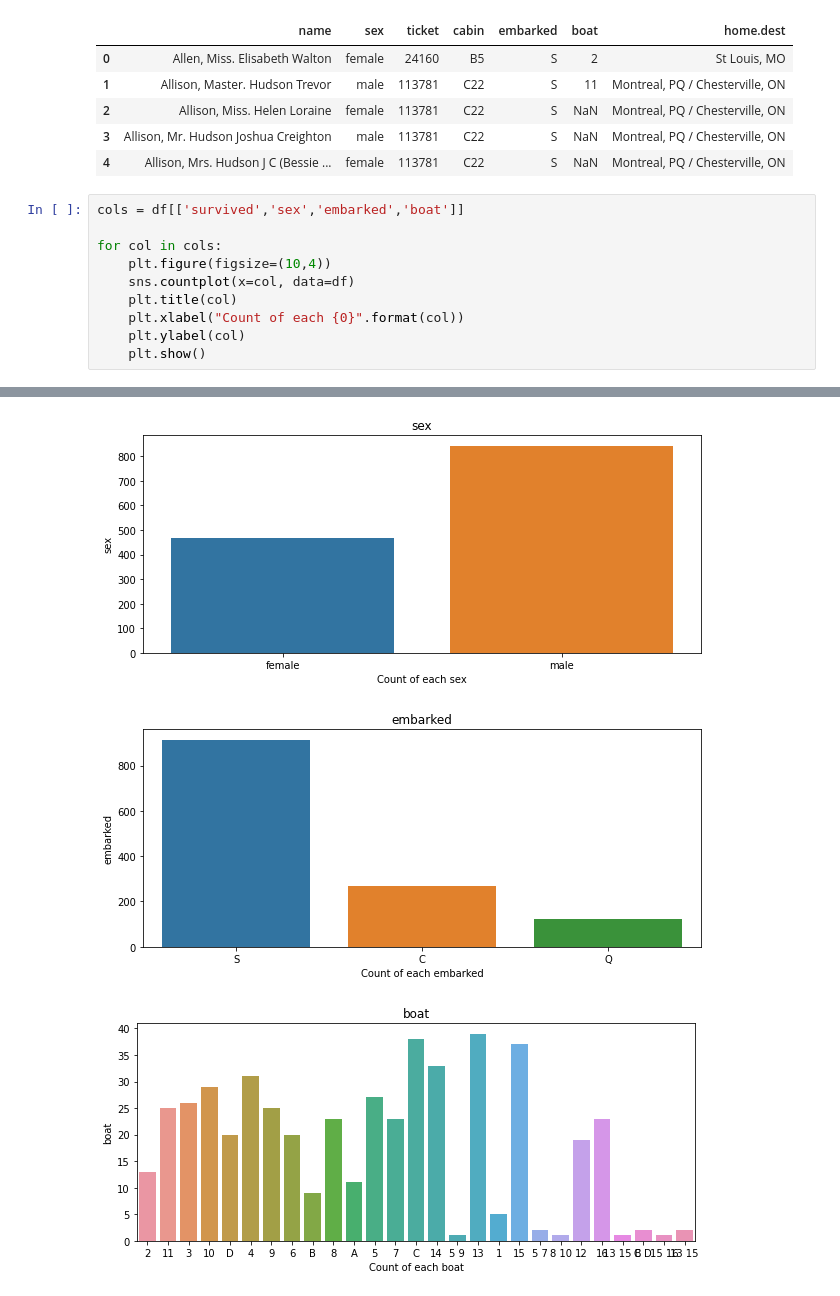
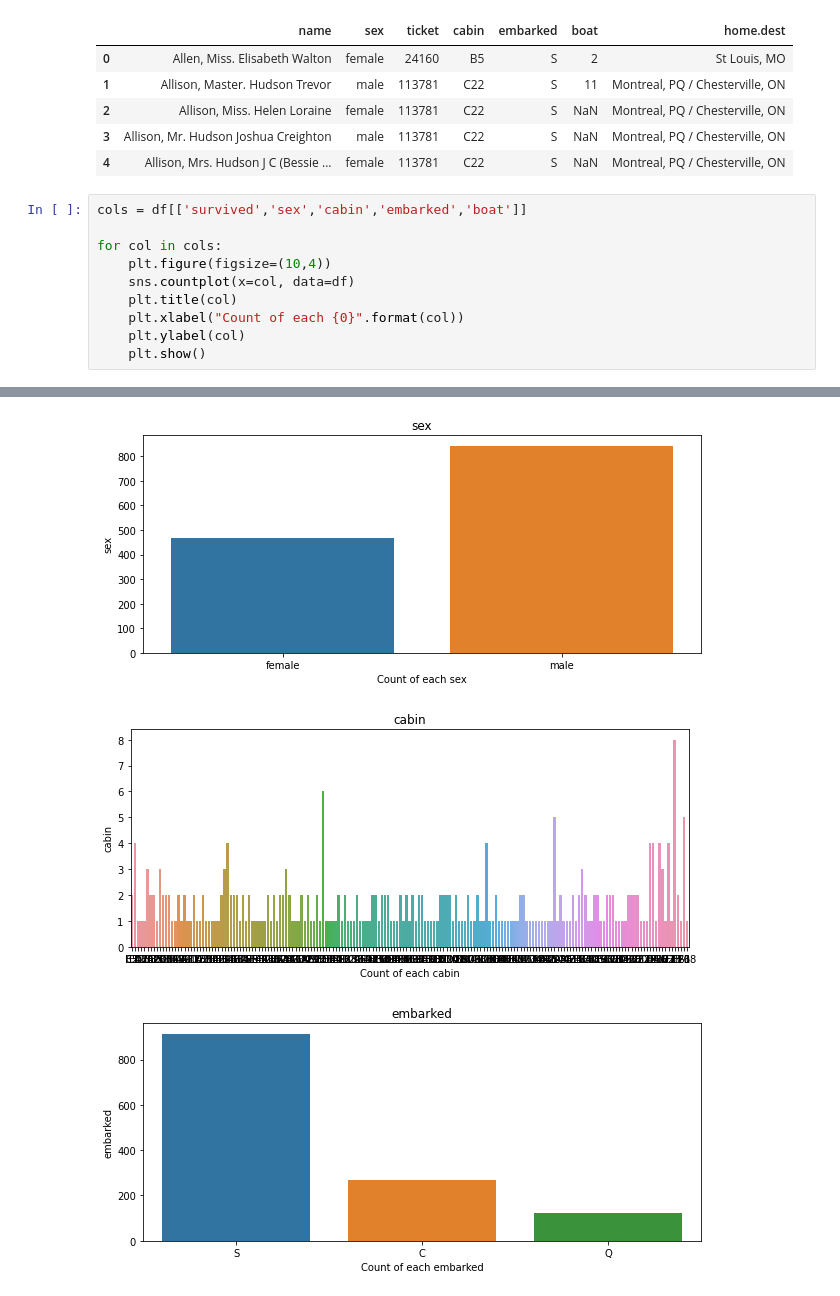
Before and after one commit to jtupitza-msft/edsp-mentoring-program, a Jupyter notebook: 01-Data-Profiling.ipynb, the cells around one changed output, grey strips where cells are left out. Saved outputs shown, nothing was run; the diff lists cells and outputs as text.

```diff
--- a/01-Data-Profiling.ipynb
+++ b/01-Data-Profiling.ipynb
@@ -234,17 +257,17 @@ df[categorical_cols].head()
 | 3 | Allison, Mr. Hudson Joshua Creighton | male | 113781 | C22 | S | NaN | Montreal, PQ / Chesterville, ON |
 | 4 | Allison, Mrs. Hudson J C (Bessie ... | female | 113781 | C22 | S | NaN | Montreal, PQ / Chesterville, ON |
 # %%
-cols = df[['survived','sex','embarked','boat']]
+cols = df[['survived','sex','cabin','embarked','boat']]
 
 for col in cols:
     plt.figure(figsize=(10,4))
     sns.countplot(x=col, data=df)
     plt.title(col)
     plt.xlabel("Count of each {0}".format(col))
     plt.ylabel(col)
     plt.show()
 # %% [output]
 [figure]
 [figure]
-[figure, old version]
+[figure, new version]
-[figure, old version]
+[figure, new version]
```
Also changed, not shown: parts of 3 cells of this notebook.
